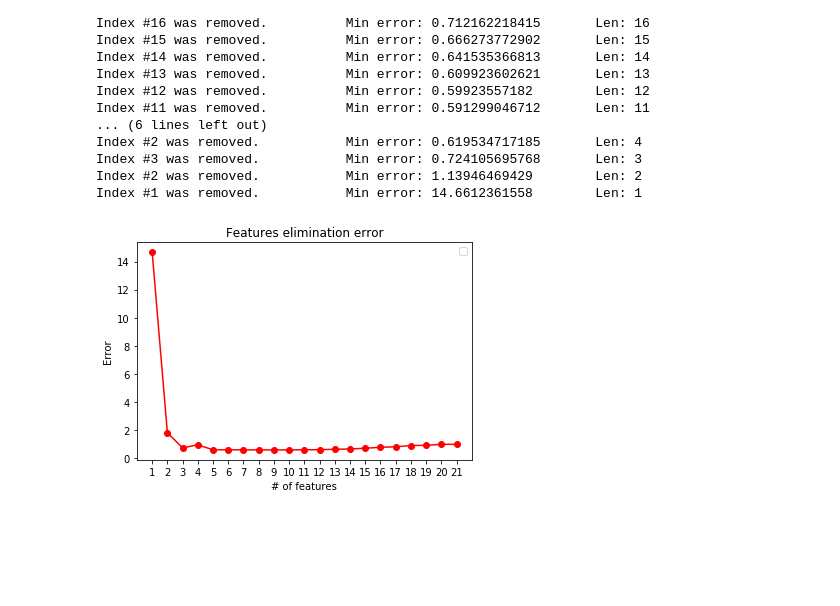
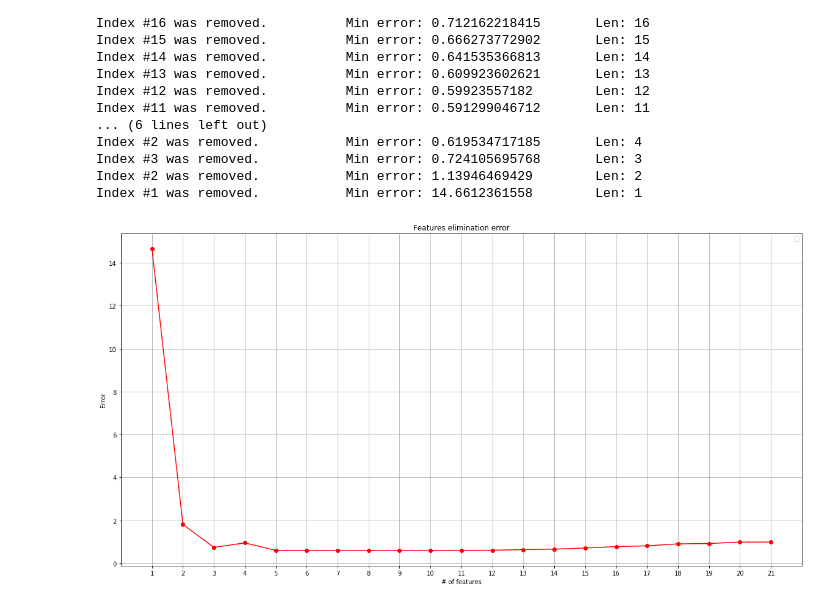
Before and after one commit to douglashsabreu/MachineLearning, a Jupyter notebook: LinearRegression/Sunspot Linear Regression.ipynb, the cells around one changed output. Cells and saved outputs as stored; diff of their text form; code cells hidden in the pictures; blank space fills up the shorter version.

```diff
--- a/LinearRegression/Sunspot Linear Regression.ipynb
+++ b/LinearRegression/Sunspot Linear Regression.ipynb
@@ -265,12 +281,14 @@ Index #2 was removed.           Min error: 1.13946469429        Len: 2
 Index #1 was removed.           Min error: 14.6612361558        Len: 1
 # %%
 index = np.arange(21,0,-1)
+plt.figure(figsize=(20,10))
+plt.grid(True)
 plt.plot(index, error_history, marker='o', color='r')
 plt.xlabel('# of features')
 plt.ylabel('Error')
 plt.title('Features elimination error')
 plt.xticks(index, index)
 plt.legend()
 plt.show()
 # %% [output]
-[figure, old version]
+[figure, new version]
```
Also changed, not shown: parts of 11 cells of this notebook.
